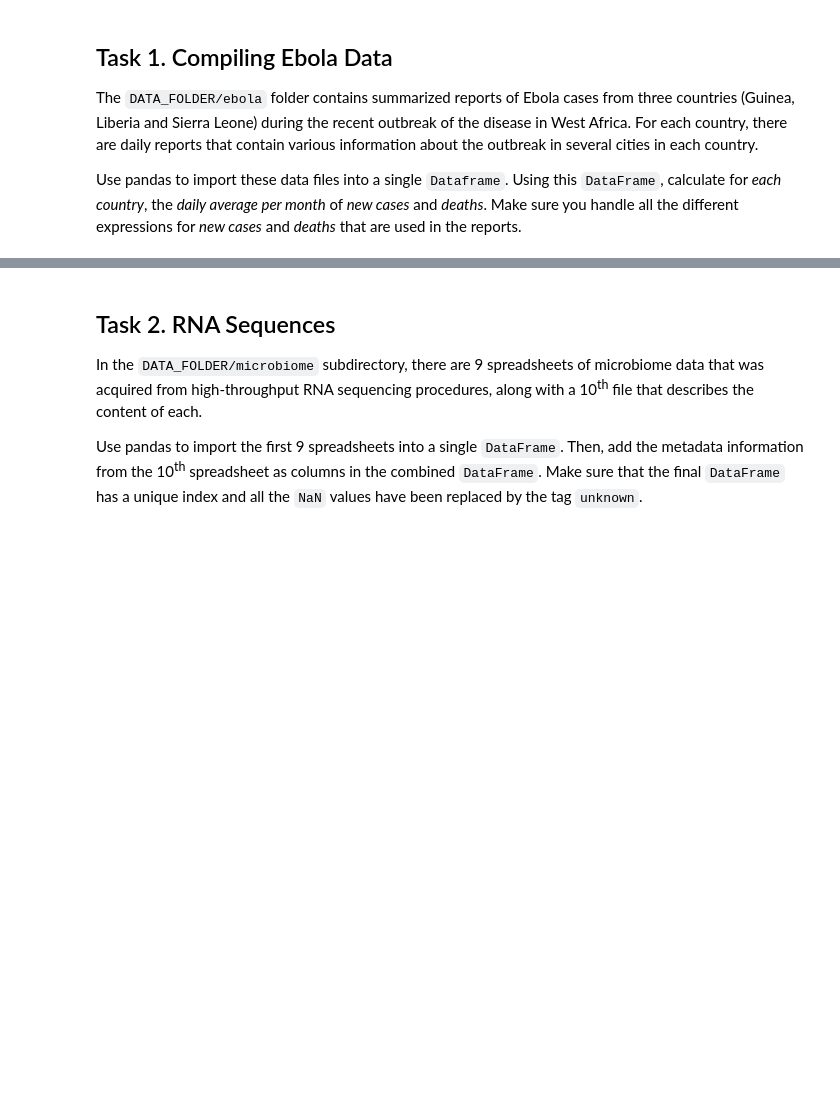
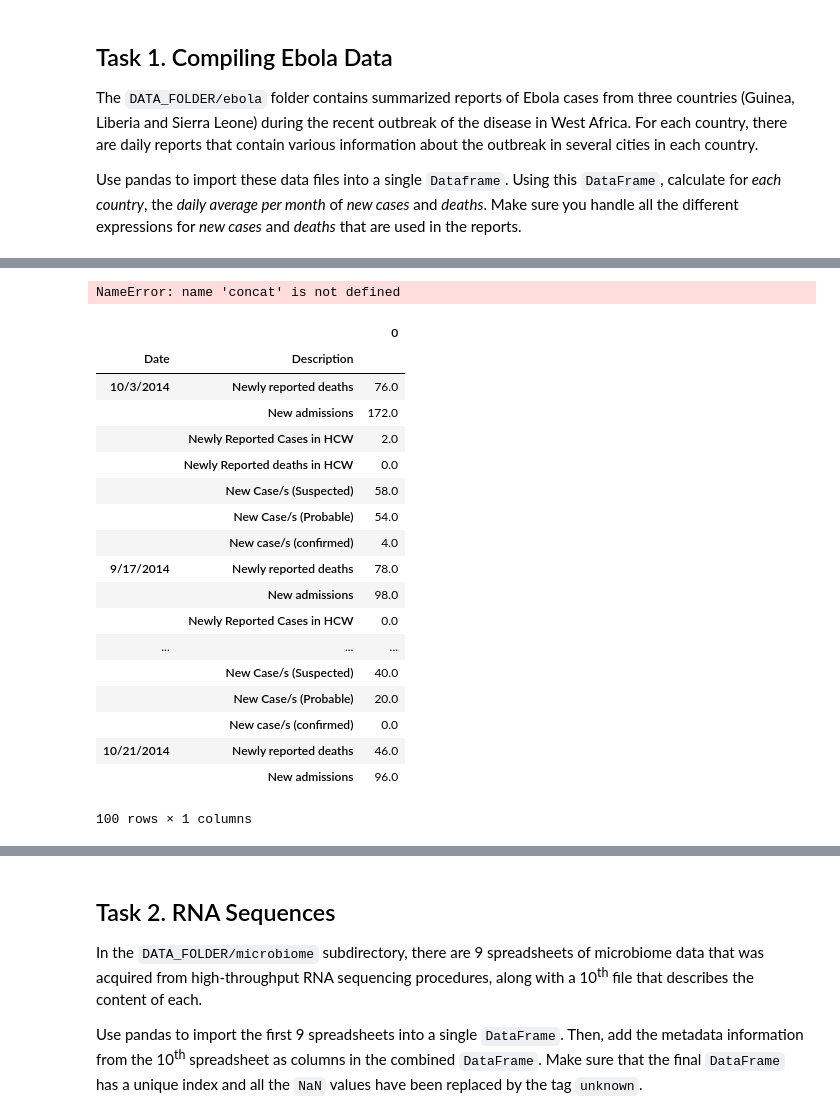
Before and after one commit to NicoBrun/ada2017, a Jupyter notebook: 01 - Pandas and Data Wrangling/Homework 1.ipynb, the cells around one changed output, grey strips where cells are left out. Cells and saved outputs as stored; diff of their text form; code cells hidden in the pictures; blank space fills up the shorter version.

```diff
--- a/01 - Pandas and Data Wrangling/Homework 1.ipynb
+++ b/01 - Pandas and Data Wrangling/Homework 1.ipynb
@@ -21,0 +125,79 @@ Make sure you handle all the different expressions for *new cases* and *deaths*
+# %%
+df = frame
+
+# Standardize data
+
+
+df=df.rename(columns = {'date':'Date'})
+df=df.rename(columns = {'variable':'Description'})
+df=df.rename(columns = {'Variable':'Description'})
+df=df.dropna(how='all')
+#df = df.loc[df['Description'].isnull()==False]
+newv=[]
+
+if c != 'liberia_data':
+    df['Date'] = pd.to_datetime(df['Date'])
+else:
+    for v in df['Date'].values:
+        val = v.split('/')
+        val = [val[2],val[0],val[1]]
+        newv.append('-'.join(val))
+    #for i in range(len(newv)):
+        #df['Date']= df.set_value(i,'Date',newv[i])
+    #df['Date'] = pd.to_datetime(df['Date'])
+    new = pd.DataFrame()
+    new = concat(newv)
+    new.astype(str)
+    df = df.drop(df['Date'])
+    df = df.assign(Date = new)
+    #df['Date'] = pd.to_datetime(df['Date'])
+
+
+df=df.replace(['-','Nr','NR'],np.nan)
+df['Description'] = df['Description'].map({'new_confirmed': 'New Cases',
+                                           'death_confirmed': 'New Deaths',
+                                           'Total death/s in confirmed cases':'New Deaths',
+                                          'New case/s (confirmed)':'New Cases',
+                                           'Total deaths in confirmed cases':'New Deaths',
+                                           'New Cases of confirmed':'New Cases'})
+df = df.set_index(['Date','Description'])
+
+df = df.loc[df.index.get_level_values('Description').isnull()==False]
+df.head(200)
+# %% [output]
+NameError: name 'concat' is not defined
+# %%
+df = frame
+
+# Standardize data
+df=df.rename(columns = {'date':'Date'})
+df=df.rename(columns = {'variable':'Description'})
+df=df.rename(columns = {'Variable':'Description'})
+df=df.replace(['-','Nr','NR'],np.nan)
+df = df.set_index(['Date','Description'])
+df = df.loc[df.index.get_level_values('Description').isnull()==False]
+df = df.loc[df.index.get_level_values('Description').str.contains('New|new|Newly|Deaths|deaths|death')]
+df = df.loc[df.index.get_level_values('Description').str.contains('Total|total|Totals|totals|cum|Cum|cummulative|contacts')==False]
+df = df.astype(float)
+Total = pd.DataFrame(df.sum(axis=1))
+Total.head(100)
+# %% [output]
+|  |  | 0 |
+| Date | Description |  |
+| 10/3/2014 | Newly reported deaths | 76.0 |
+|  | New admissions | 172.0 |
+|  | Newly Reported Cases in HCW | 2.0 |
+|  | Newly Reported deaths in HCW | 0.0 |
+|  | New Case/s (Suspected) | 58.0 |
+|  | New Case/s (Probable) | 54.0 |
+|  | New case/s (confirmed) | 4.0 |
+| 9/17/2014 | Newly reported deaths | 78.0 |
+|  | New admissions | 98.0 |
+|  | Newly Reported Cases in HCW | 0.0 |
+| ... | ... | ... |
+|  | New Case/s (Suspected) | 40.0 |
+|  | New Case/s (Probable) | 20.0 |
+|  | New case/s (confirmed) | 0.0 |
+| 10/21/2014 | Newly reported deaths | 46.0 |
+|  | New admissions | 96.0 |
+100 rows × 1 columns
```
Also changed, not shown: parts of 17 cells of this notebook.
